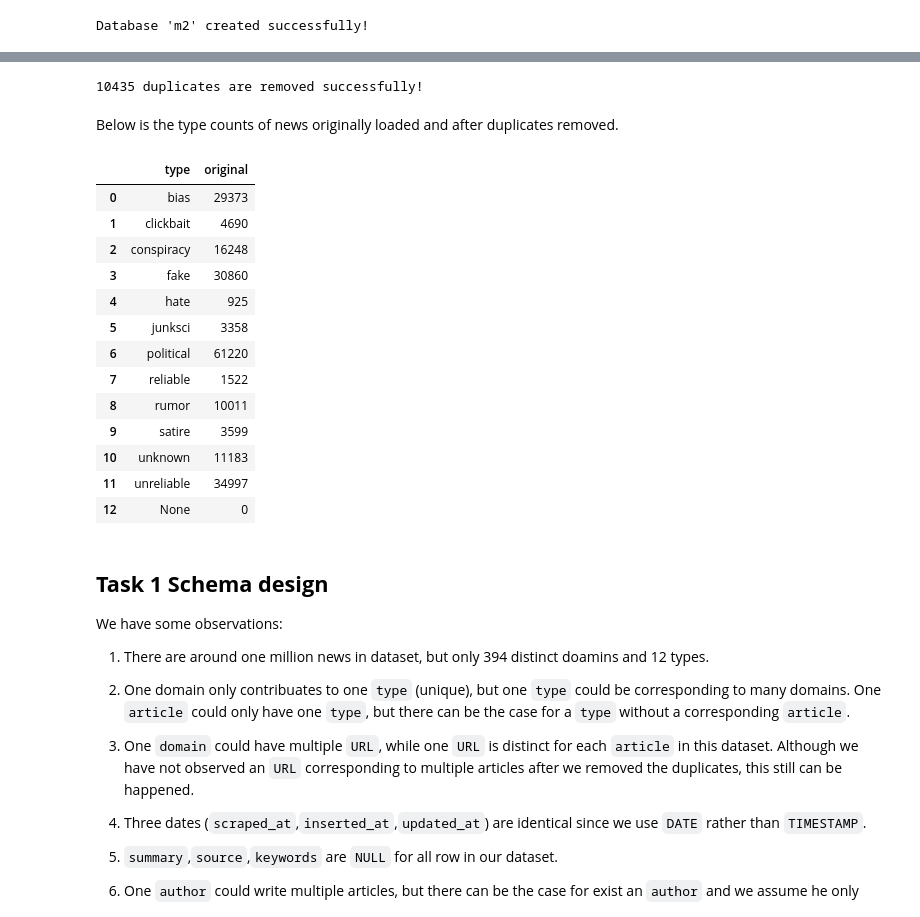
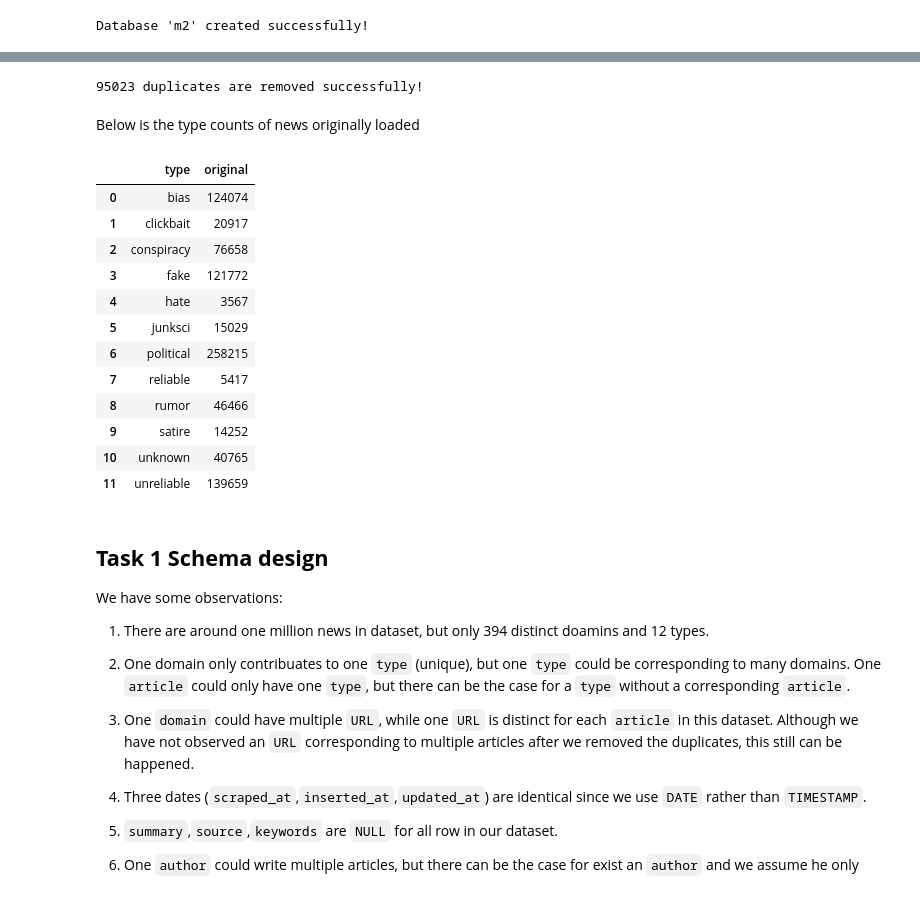
Before and after one commit to Xiiqiing/DS_project, a Jupyter notebook: M2/M2.ipynb, the cells around one changed output, grey strips where cells are left out. Cells and saved outputs as stored; diff of their text form; code cells hidden in the pictures.

```diff
--- a/M2/M2.ipynb
+++ b/M2/M2.ipynb
@@ -107,33 +97,33 @@ count_type = pd.DataFrame(cur.fetchall(), columns=['type', 'original'])
 # Remove duplicate news
 cur.execute('DELETE FROM '+name_table+' n WHERE n.id = ANY(ARRAY (SELECT id FROM (SELECT row_number() OVER (PARTITION BY authors,domain,title,content,meta_description,meta_keywords,tags), id FROM '+name_table+') t WHERE t.row_number > 1))')
 
-# Count removed news
-cur.execute('SELECT COUNT(id) FROM '+name_table)
+# Count after removing
+cur.execute('select count(id) from '+name_table)
 removed_news=cur.fetchall()
 con.commit()
 con.close()
 print(all_news[0][0]-removed_news[0][0],"duplicates are removed successfully!")
 # %% [output]
-10435 duplicates are removed successfully!
+95023 duplicates are removed successfully!
 # %% [markdown]
-Below is the type counts of news originally loaded and after duplicates removed.
+Below is the type counts of news originally loaded
-# %%
-count_type
-# %% [output]
-|  | type | original |
-| 0 | bias | 29373 |
-| 1 | clickbait | 4690 |
-| 2 | conspiracy | 16248 |
-| 3 | fake | 30860 |
-| 4 | hate | 925 |
-| 5 | junksci | 3358 |
-| 6 | political | 61220 |
-| 7 | reliable | 1522 |
-| 8 | rumor | 10011 |
-| 9 | satire | 3599 |
-| 10 | unknown | 11183 |
-| 11 | unreliable | 34997 |
-| 12 | None | 0 |
+# %%
+count_type=count_type.drop(index=12)
+count_type
+# %% [output]
+|  | type | original |
+| 0 | bias | 124074 |
+| 1 | clickbait | 20917 |
+| 2 | conspiracy | 76658 |
+| 3 | fake | 121772 |
+| 4 | hate | 3567 |
+| 5 | junksci | 15029 |
+| 6 | political | 258215 |
+| 7 | reliable | 5417 |
+| 8 | rumor | 46466 |
+| 9 | satire | 14252 |
+| 10 | unknown | 40765 |
+| 11 | unreliable | 139659 |
 # %% [markdown]
 ## **Task 1 Schema design**
 
```
Also changed, not shown: parts of 12 cells of this notebook.
